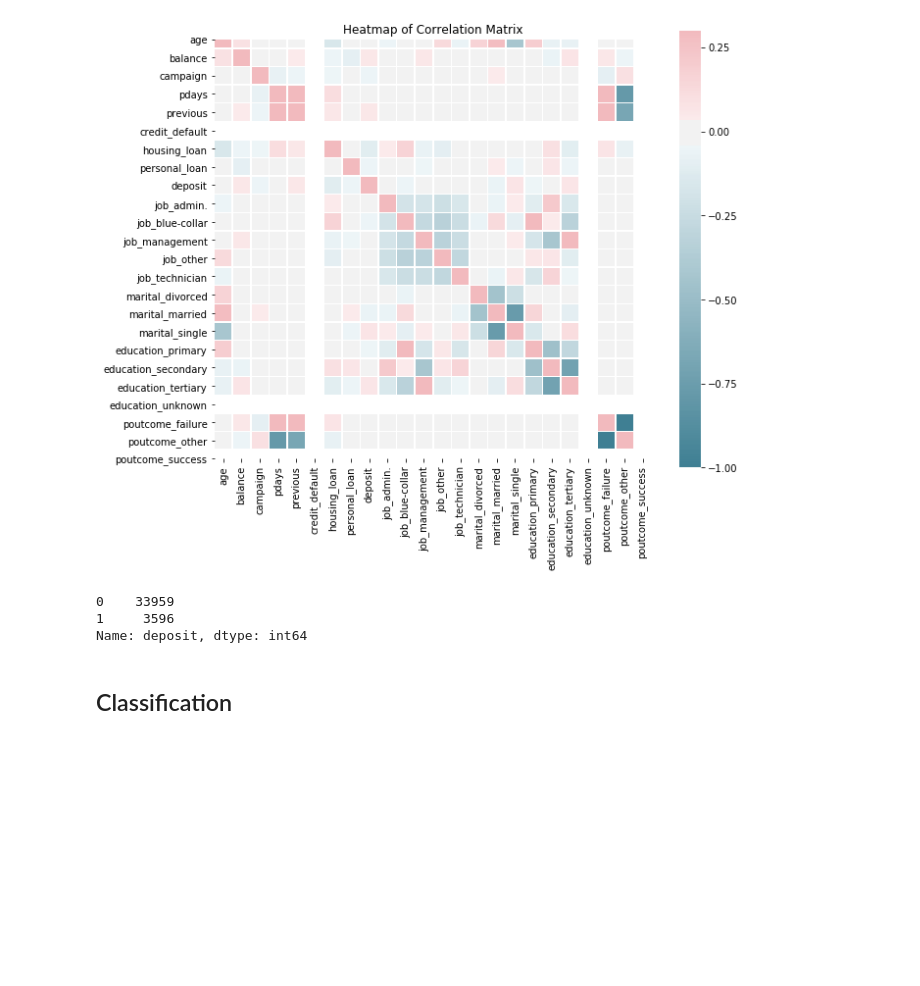
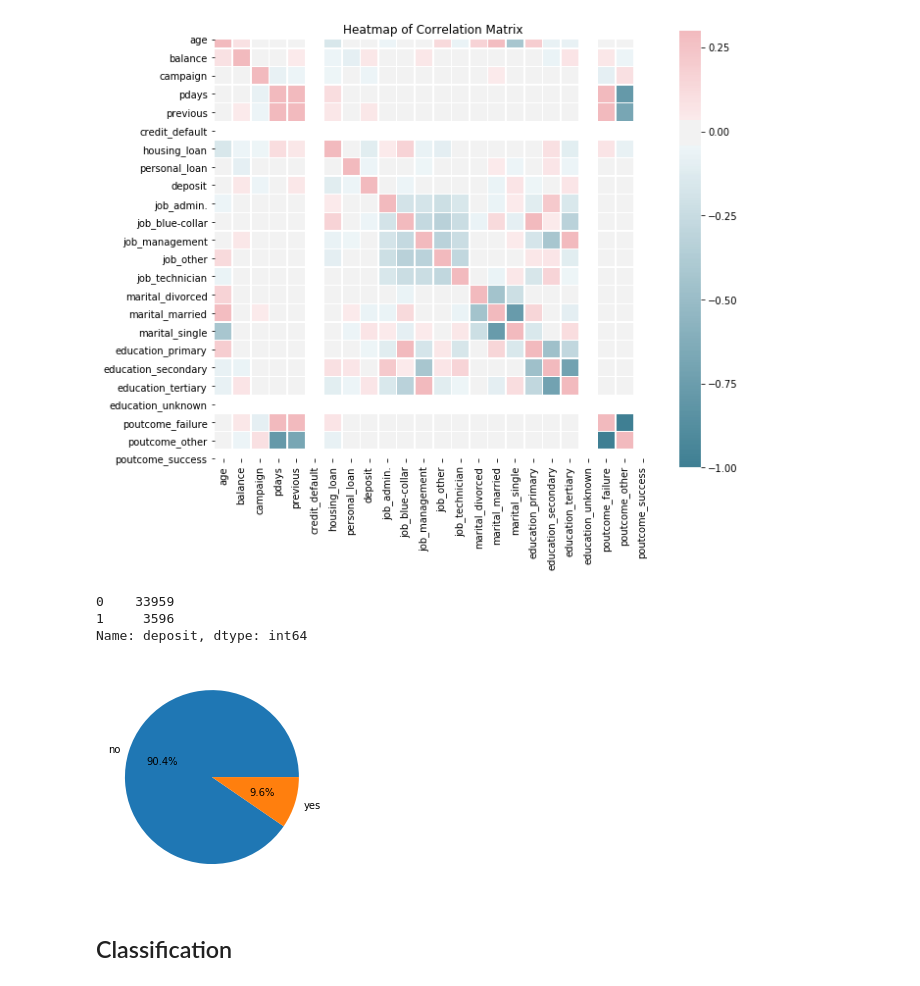
Before and after one commit to sbernal93/idss-project, a Jupyter notebook: bank.ipynb, the cells around one changed output. Saved outputs shown, nothing was run; the diff lists cells and outputs as text; code cells hidden in the pictures; blank space fills up the shorter version.

```diff
--- a/bank.ipynb
+++ b/bank.ipynb
@@ -342,6 +349,12 @@ without.deposit.value_counts()
 0    33959
 1     3596
 Name: deposit, dtype: int64
+# %%
+plt.pie([without.deposit.value_counts()[0], without.deposit.value_counts()[1]],
+       labels=['no', 'yes'], autopct='%1.1f%%')
+plt.show()
+# %% [output]
+[figure, added]
 # %% [markdown]
 ## Classification
 # %% [markdown]
```
Also changed, not shown: parts of 33 cells of this notebook, 10 other files.
